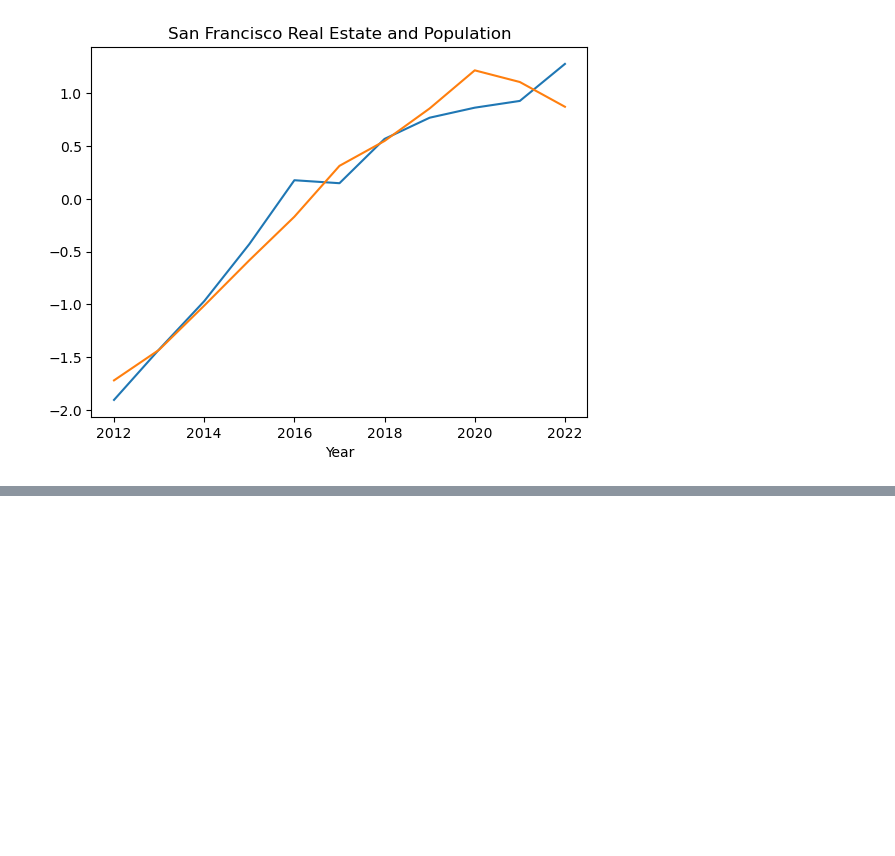
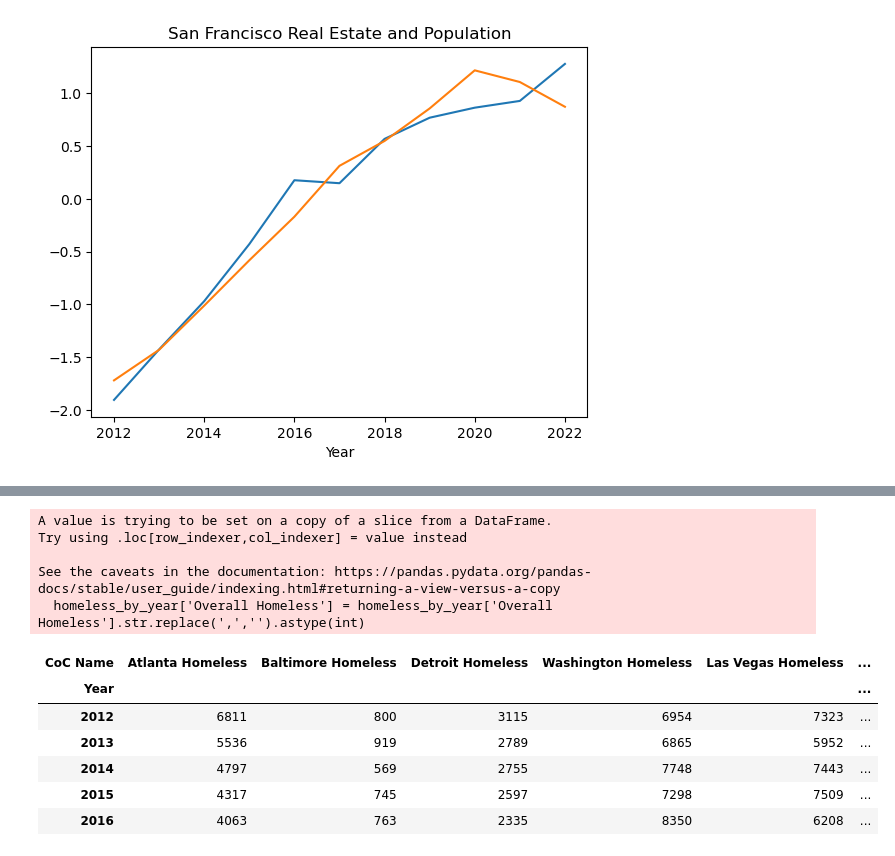
Before and after one commit to MWatkins87/Class_Project_Group_5, a Jupyter notebook: michael_sheridan.ipynb, the cells around one changed output, grey strips where cells are left out. Saved outputs shown, nothing was run; the diff lists cells and outputs as text; code cells hidden in the pictures; blank space fills up the shorter version.

```diff
--- a/michael_sheridan.ipynb
+++ b/michael_sheridan.ipynb
@@ -427,0 +490,20 @@ for city in cities:
+# %%
+homeless_by_year = homeless_data_df[['Year', 'CoC Name', 'Overall Homeless']]
+homeless_by_year['Overall Homeless'] = homeless_by_year['Overall Homeless'].str.replace(',','').astype(int)
+homeless_by_year
+homeless = homeless_by_year.pivot_table(index='Year', columns='CoC Name', values='Overall Homeless')
+homeless = homeless.rename(columns={'CoC Name' : 'Year', 'Atlanta CoC' : 'Atlanta Homeless', 'Baltimore County CoC' : 'Baltimore Homeless', 'Detroit CoC' : 'Detroit Homeless', 'District of Columbia CoC' : 'Washington Homeless', 'Las Vegas/Clark County CoC' : 'Las Vegas Homeless', 'Miami-Dade County CoC' : 'Miami Homeless', 'New Orleans/Jefferson Parish CoC' : 'New Orleans Homeless', 'Portland, Gresham/Multnomah County CoC' : 'Portland Homeless', 'San Francisco CoC' : 'San Francisco Homeless', 'Tampa/Hillsborough County CoC' : 'Tampa Homeless'})
+homeless.head()
+# %% [output]
+A value is trying to be set on a copy of a slice from a DataFrame.
+Try using .loc[row_indexer,col_indexer] = value instead
+
+See the caveats in the documentation: https://pandas.pydata.org/pandas-docs/stable/user_guide/indexing.html#returning-a-view-versus-a-copy
+  homeless_by_year['Overall Homeless'] = homeless_by_year['Overall Homeless'].str.replace(',','').astype(int)
+| CoC Name | Atlanta Homeless | Baltimore Homeless | Detroit Homeless | Washington Homeless | Las Vegas Homeless | ... |
+| Year |  |  |  |  |  | ... |
+| 2012 | 6811 | 800 | 3115 | 6954 | 7323 | ... |
+| 2013 | 5536 | 919 | 2789 | 6865 | 5952 | ... |
+| 2014 | 4797 | 569 | 2755 | 7748 | 7443 | ... |
+| 2015 | 4317 | 745 | 2597 | 7298 | 7509 | ... |
+| 2016 | 4063 | 763 | 2335 | 8350 | 6208 | ... |
```
Also changed, not shown: parts of 5 cells of this notebook.
